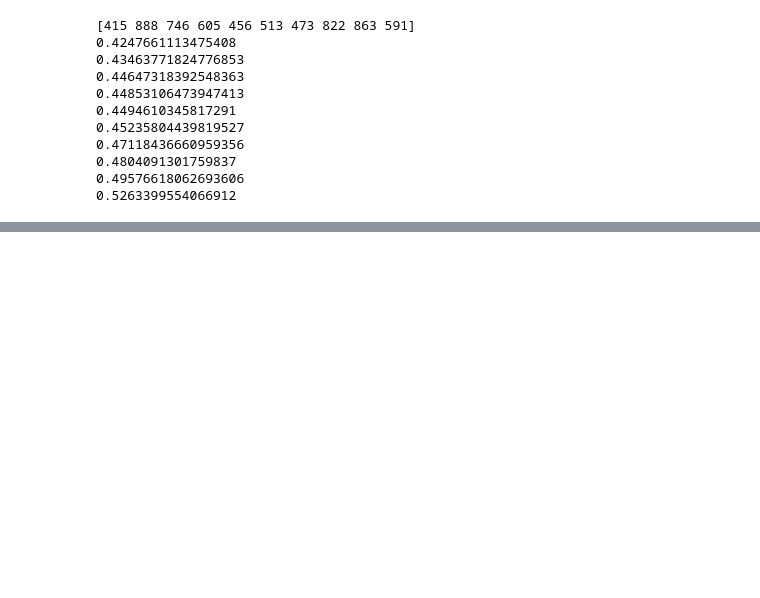
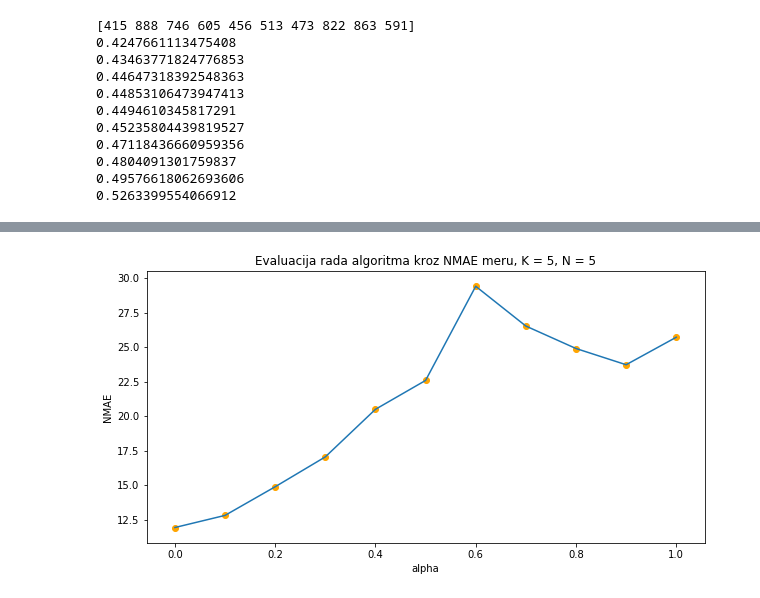
Before and after one commit to VladanaDjordjevic/Collaborative-Filtering-Covariance-Matrix, a Jupyter notebook: MovieLens 100K.ipynb, the cells around one changed output, grey strips where cells are left out. Cells and saved outputs as stored; diff of their text form; code cells hidden in the pictures; blank space fills up the shorter version.

```diff
--- a/MovieLens 100K.ipynb
+++ b/MovieLens 100K.ipynb
@@ -337,0 +673,10 @@ test_data[test_data['item'] == 174]
+# %%
+plt.figure(figsize = (10, 5))
+plt.title('Evaluacija rada algoritma kroz NMAE meru, K = 5, N = 5')
+plt.plot([element[0] for element in evaluations], [element[3] for element in evaluations])
+plt.scatter([element[0] for element in evaluations], [element[3] for element in evaluations], color = 'orange')
+plt.xlabel('alpha')
+plt.ylabel('NMAE')
+plt.show()
+# %% [output]
+[figure, added]
```
Also changed, not shown: parts of 64 cells of this notebook, 1 other file.
